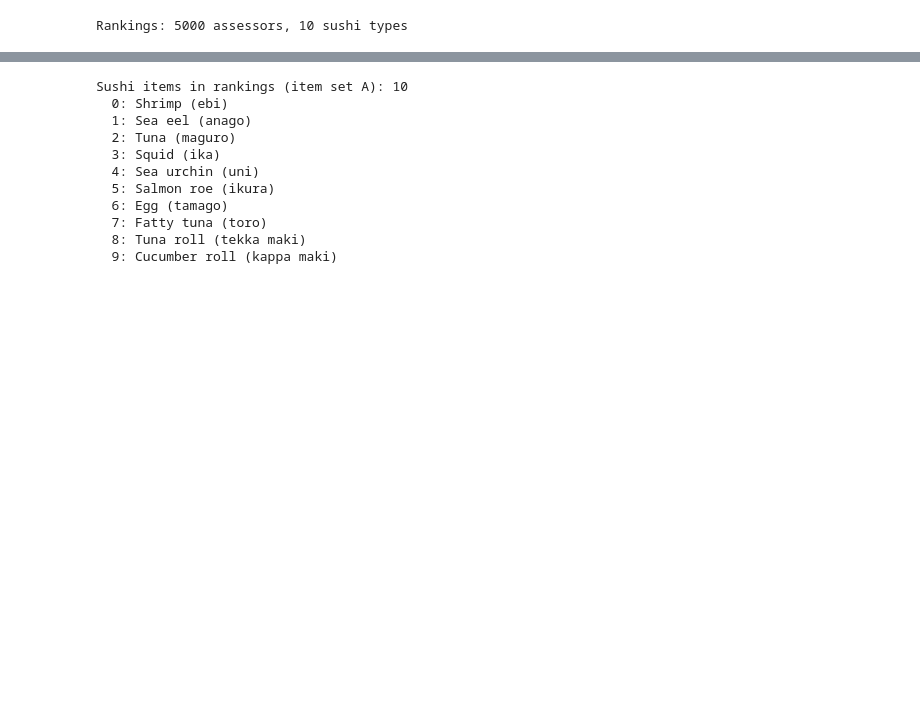
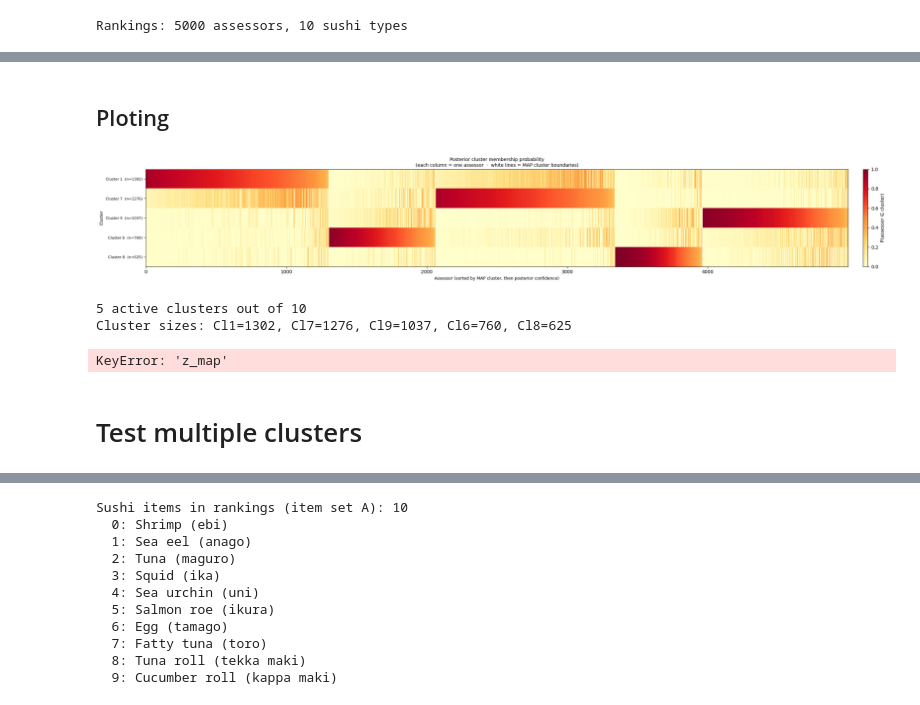
Before and after one commit to jonanord-gd/TiedBayesMallows, a Jupyter notebook: SushiRanking.ipynb, the cells around one changed output, grey strips where cells are left out. Saved outputs shown, nothing was run; the diff lists cells and outputs as text; code cells hidden in the pictures; blank space fills up the shorter version.

```diff
--- a/SushiRanking.ipynb
+++ b/SushiRanking.ipynb
@@ -157,0 +567,22 @@ Cluster 16: [[0, 1, 2, 3, 5, 6, 7, 8, 9], [4]]
+# %%
+from model.summaries import medoid_from_samples
+
+results = medoid_from_samples(
+    samples_partial,
+    rankings=rankings,       # needed for ICM refinement
+    gamma=gamma,
+    delta=delta,
+    thin=10,
+    theta_method="conditional_map",
+    min_cluster_size=10,
+)
+
+z_map      = results["z_map"]        # int array, shape (N,)
+membership = results["membership"]   # float array, shape (N, C)
+
+for c, res in results.items():
+    if not isinstance(c, int):
+        continue
+    print(f"Cluster {c}: θ={res['theta']:.3f}, {len(res['blocks'])} blocks, "
+          f"n={res['cluster_size']}, avg_dist={res['avg_distance']:.1f}, "
+          f"ICM: {res['icm_moves']} moves in {res['icm_sweeps']} sweeps")
@@ -157,0 +600,21 @@ Cluster 16: [[0, 1, 2, 3, 5, 6, 7, 8, 9], [4]]
+# %% [markdown]
+## Ploting
+# %%
+# ── Posterior cluster membership heatmap ──────────────────────────────────────
+active_clusters, cluster_sizes = plot_membership_heatmap(
+    results["z_map"], results["membership"], C
+)
+# %% [output]
+[figure, added]
+5 active clusters out of 10
+Cluster sizes: Cl1=1302, Cl7=1276, Cl9=1037, Cl6=760, Cl8=625
+# %%
+# ── Consensus rankings per cluster ────────────────────────────────────────────
+clusters_info = {c: results[c] for c in range(C) if c in results}
+cluster_order = plot_consensus_rankings(
+    clusters_info, results["z_map"], sushi_names, rankings, C, min_assessors=10
+)
+# %% [output]
+KeyError: 'z_map'
+# %% [markdown]
+# Test multiple clusters
```
Also changed, not shown: parts of 40 cells of this notebook, 32 other files.
